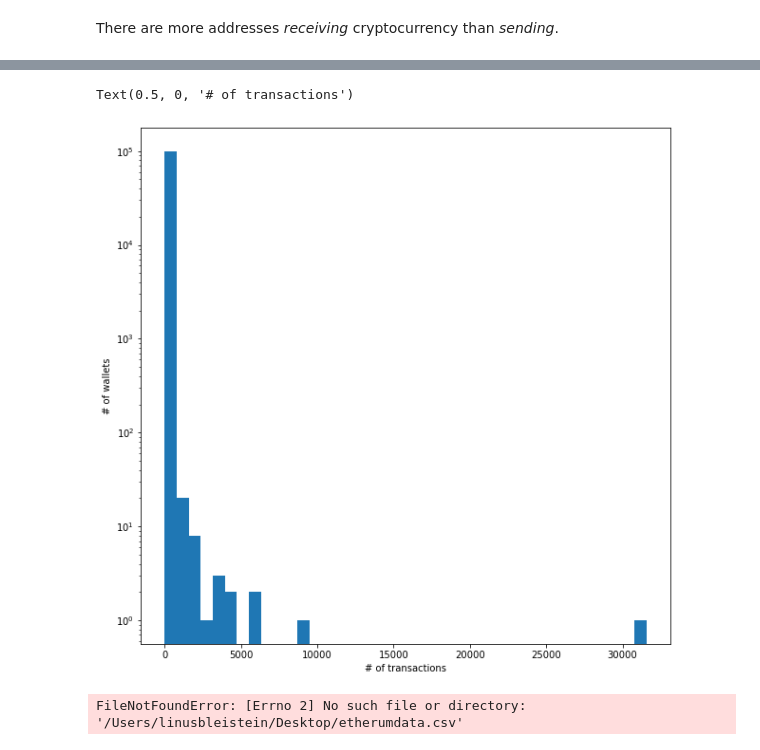
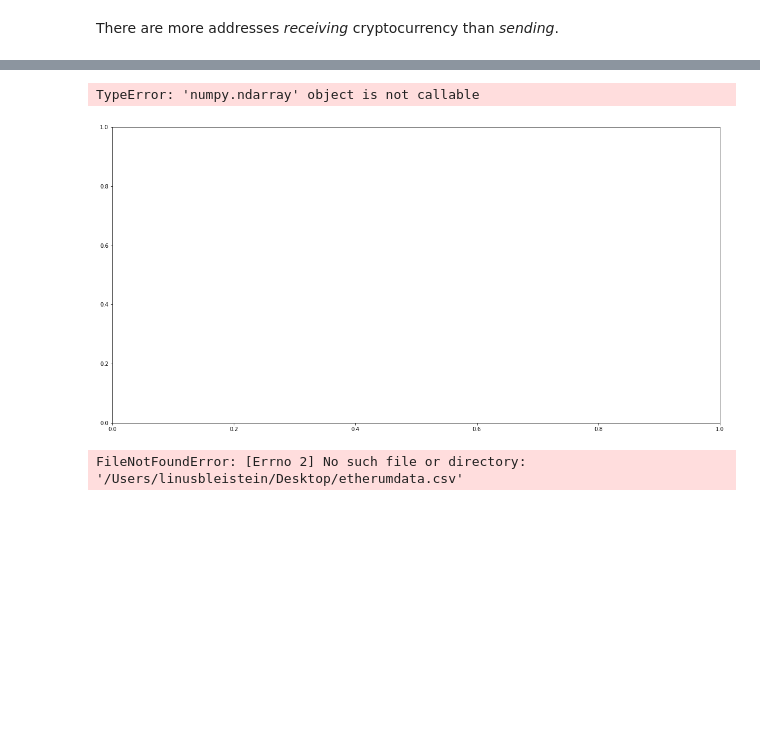
Before and after one commit to jjbl99/DL_ens, a Jupyter notebook: data_visualisation.ipynb, the cells around one changed output, grey strips where cells are left out. Saved outputs shown, nothing was run; the diff lists cells and outputs as text; code cells hidden in the pictures; blank space fills up the shorter version.

```diff
--- a/data_visualisation.ipynb
+++ b/data_visualisation.ipynb
@@ -341,15 +347,41 @@ graph_plot(frame_id, frame_id.iloc[0]['unix_block_timestamp'],frame_id.iloc[5000
+# %%
+exch = frame.loc[frame['send_is_id'] == 1]
+non_exch = frame.loc[frame['send_is_id'] == 0]
+
+fig, ax = plt.subplots(figsize = (20,10))
+ax.stackplot(exch.groupby(by='unix_block_timestamp').count()['from_address'].values(), non_exch.groupby(by='unix_block_timestamp').count()['from_address'].values())#  label = 'exchanges', label = 'non exchanges', linestyle='--', alpha=0.4)
+plt.title('Number of transactions sent as a function of time')
+plt.legend()
+
+
+
+
+
+
+
+
+exch = frame.loc[frame['receive_is_id'] == 1]
+non_exch = frame.loc[frame['receive_is_id'] == 0]
+
+fig = plt.figure(figsize = (20,10))
+plt.plot(exch.groupby(by='unix_block_timestamp').count()['to_address'], label = 'exchanges')
+plt.plot(non_exch.groupby(by='unix_block_timestamp').count()['to_address'], label = 'non exchanges', linestyle='--', alpha=0.4)
+plt.title('Number of transactions received as a function of time')
+plt.legend()
+
+plt.show()
+# %% [output]
+TypeError: 'numpy.ndarray' object is not callable
+[figure, added]
 # %%
 #Histogram for the number of transactions (sent) per wallet
 
-count_frame = frame.groupby(by="from_address").count()
-f,ax=plt.subplots(figsize=(10,10))
-plt.hist(count_frame.to_address,bins=40)
-plt.yscale("log")
-plt.ylabel("# of wallets")
-plt.xlabel("# of transactions")
+#count_frame = frame.groupby(by="from_address").count()
+#f,ax=plt.subplots(figsize=(10,10))
+#plt.hist(count_frame.to_address,bins=40)
+#plt.yscale("log")
+#plt.ylabel("# of wallets")
+#plt.xlabel("# of transactions")
-# %% [output]
-Text(0.5, 0, '# of transactions')
-[figure, removed]
 # %%
 eth_data=pd.read_csv("/Users/linusbleistein/Desktop/etherumdata.csv",sep=';')
 
```
Also changed, not shown: parts of 18 cells of this notebook.
